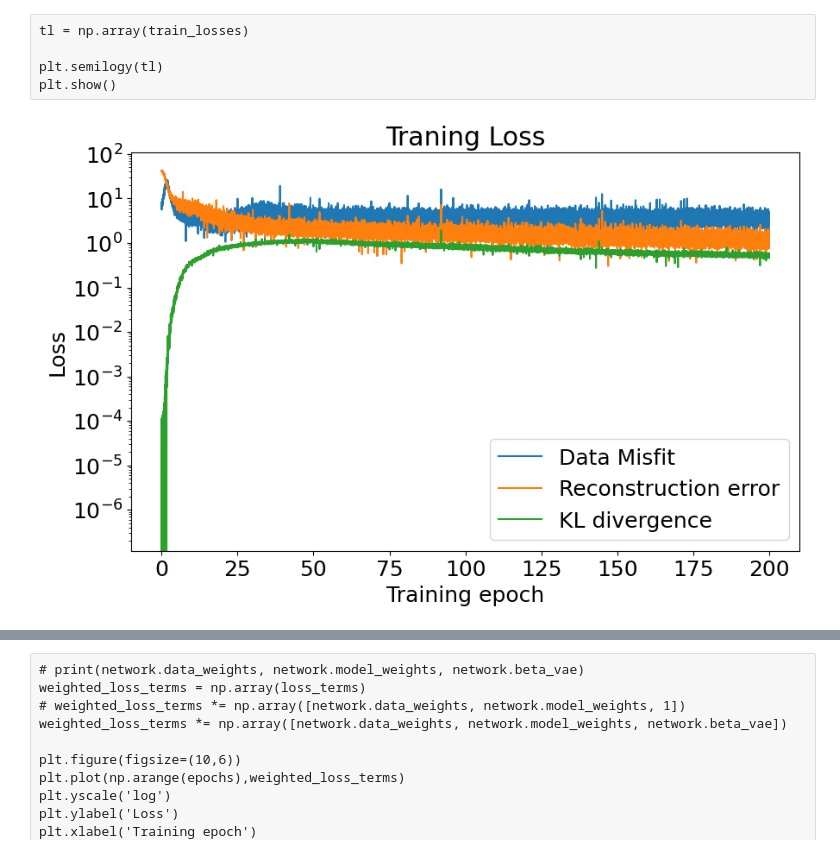
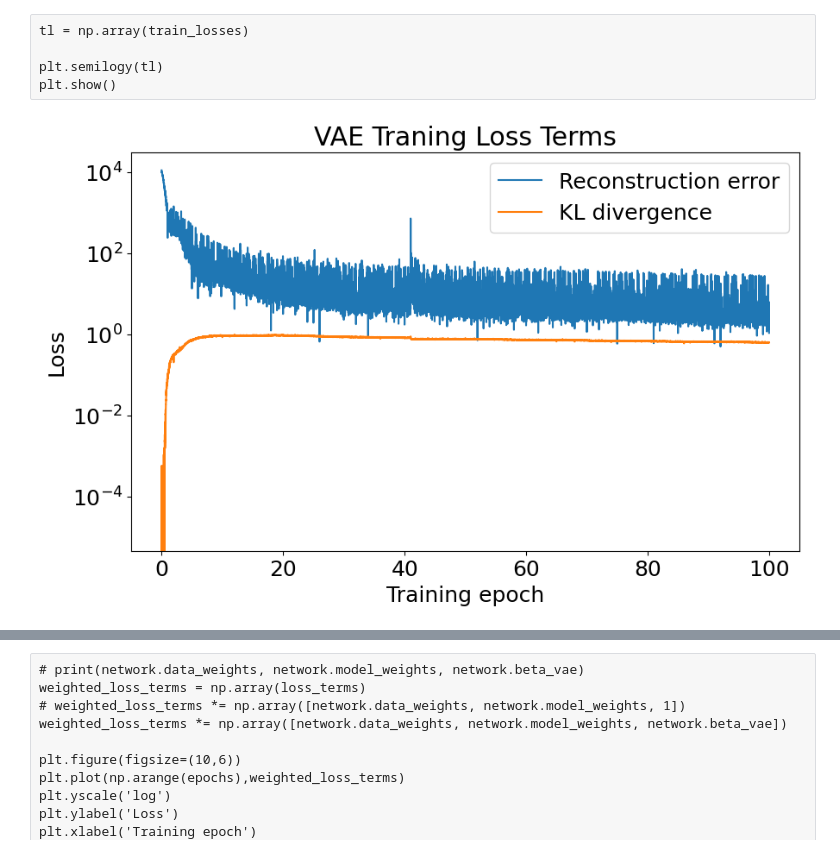
Before and after one commit to sarafhirsch/EM-CVAE-Graduate_Research, a Jupyter notebook: MT_64_Updated.ipynb, the cells around one changed output, grey strips where cells are left out. Saved outputs shown, nothing was run; the diff lists cells and outputs as text; code cells hidden in the pictures.

Commit message:
VAE Thesis Draft Plots

```diff
--- a/MT_64_Updated.ipynb
+++ b/MT_64_Updated.ipynb
@@ -662,9 +662,9 @@ network = vae.CVAE(depths,
 #                    model_std=model_std,
                    model_std=model_std_vec.reshape(1, -1, 1),
                    latent_dim=20,
-                   beta_vae=0.01,
-                   model_loss_type='mae',
-                   data_loss_type='mae'
+                   beta_vae=0.1,
+                   model_loss_type='mse',
+                   data_loss_type='mse'
                   )
 
 # double check forward model
@@ -761,12 +761,12 @@ gc.collect()
 <Figure size 640x480 with 0 Axes>
 # %%
 # optimizer = tf.keras.optimizers.Adam(0.005, 0.5, clipnorm=1)
-base_optimizer = tf.keras.optimizers.Adam(learning_rate=1e-4)
+base_optimizer = tf.keras.optimizers.Adam(learning_rate=5e-4)
 optimizer = tf.keras.mixed_precision.LossScaleOptimizer(base_optimizer)
 # %% [markdown]
 # Train
 # %%
-epochs = 200
+epochs = 100
 # %% [raw]
 k,mlloss = tf.keras.metrics.Mean()
 loss_terms = []
@@ -848,9 +848,10 @@ for epoch in range(1, epochs + 1):
         # z_mean, z_logvar = network.encode(train_x)
         # print(z_mean.dtype, z_logvar.dtype)
         train_loss, train_term = vae.compute_apply_gradients(network, train_x, optimizer, beta,
-                                    use_data_misfit=True)
+                                    use_data_misfit=False)
         #train_losses.append(train_loss.numpy())
         train_terms.append([tt.numpy() for tt in train_term])
+        train_losses.append(train_loss)
 #         for test_x in test_dataset:
 #             ttest_loss = vae.compute_losses(network, test_x)
 #             terms = [loss(l).numpy() for l in ttest_loss]
@@ -866,20 +867,20 @@ for epoch in range(1, epochs + 1):
     validate_terms.append([tt.numpy() for tt in val_term])
 
     # CVAE print function
-    print('Epoch: {}, Data misfit: {:.4}, '
+    # print('Epoch: {}, Data misfit: {:.4}, '
+    #       'Reconstruction: {:.4}, '
+    #       'KL: {:.4}, '
+    #       'Elapsed {:.4} s'.format(epoch, train_term[0], train_term[1], train_term[2],
+    #                             #elbo,
+    #                             end_time - start_time))
+
+    # VAE print function
+    print('Epoch: {}, '
           'Reconstruction: {:.4}, '
           'KL: {:.4}, '
-          'Elapsed {:.4} s'.format(epoch, train_term[0], train_term[1], train_term[2],
+          'Elapsed {:.4} s'.format(epoch, train_term[0], train_term[1],
                                 #elbo,
                                 end_time - start_time))
-
-    # VAE print function
-    # print('Epoch: {}, '
-    #       'Reconstruction: {:.4}, '
-    #       'KL: {:.4}, '
-    #       'Elapsed {:.4} s'.format(epoch, train_term[0], train_term[1],
-    #                             #elbo,
-    #                             end_time - start_time))
     print('loss', train_loss)
 
     if epoch % 1e3 == 0:
@@ -999,14 +1000,14 @@ plt.show()
 # %%
 tt = np.array(train_terms)
 batches_per_epoch = tf.data.experimental.cardinality(train_dataset).numpy()
 num_batches = tt.shape[0]
 plt.figure(figsize=(10,6))
 plt.semilogy(np.arange(num_batches)/batches_per_epoch, tt)
 plt.ylabel('Loss')
 plt.xlabel('Training epoch')
-plt.title("Traning Loss")
-plt.legend(['Data Misfit','Reconstruction error', 'KL divergence'])
+plt.title("VAE Traning Loss Terms")
+plt.legend(['Reconstruction error', 'KL divergence'])
 plt.savefig('training_loss_'+run+'_w.png')
 plt.show()
 # %% [output]
-[figure, old version]
+[figure, new version]
```
Also changed, not shown: parts of 43 cells of this notebook, 12 other files.
